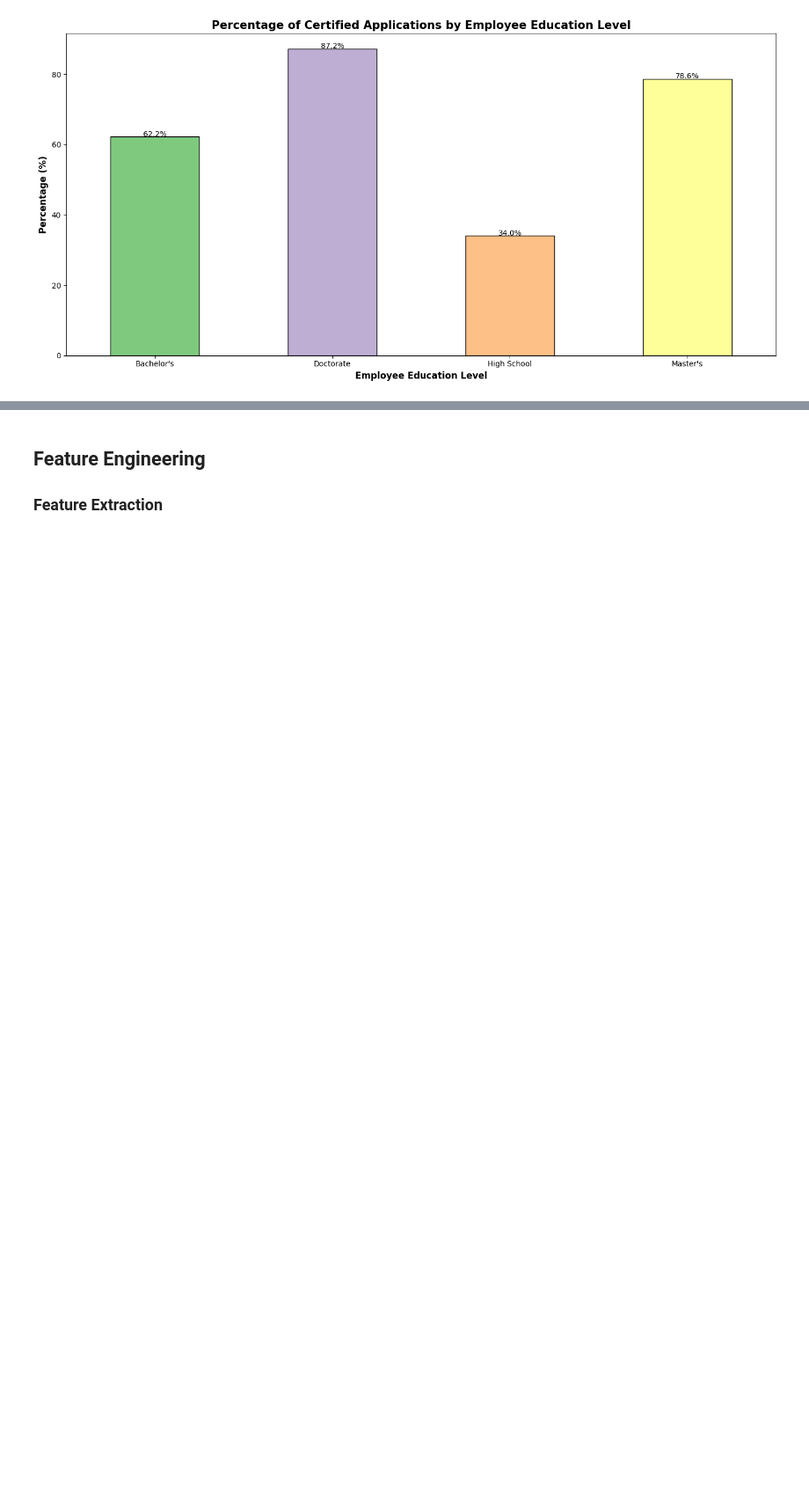
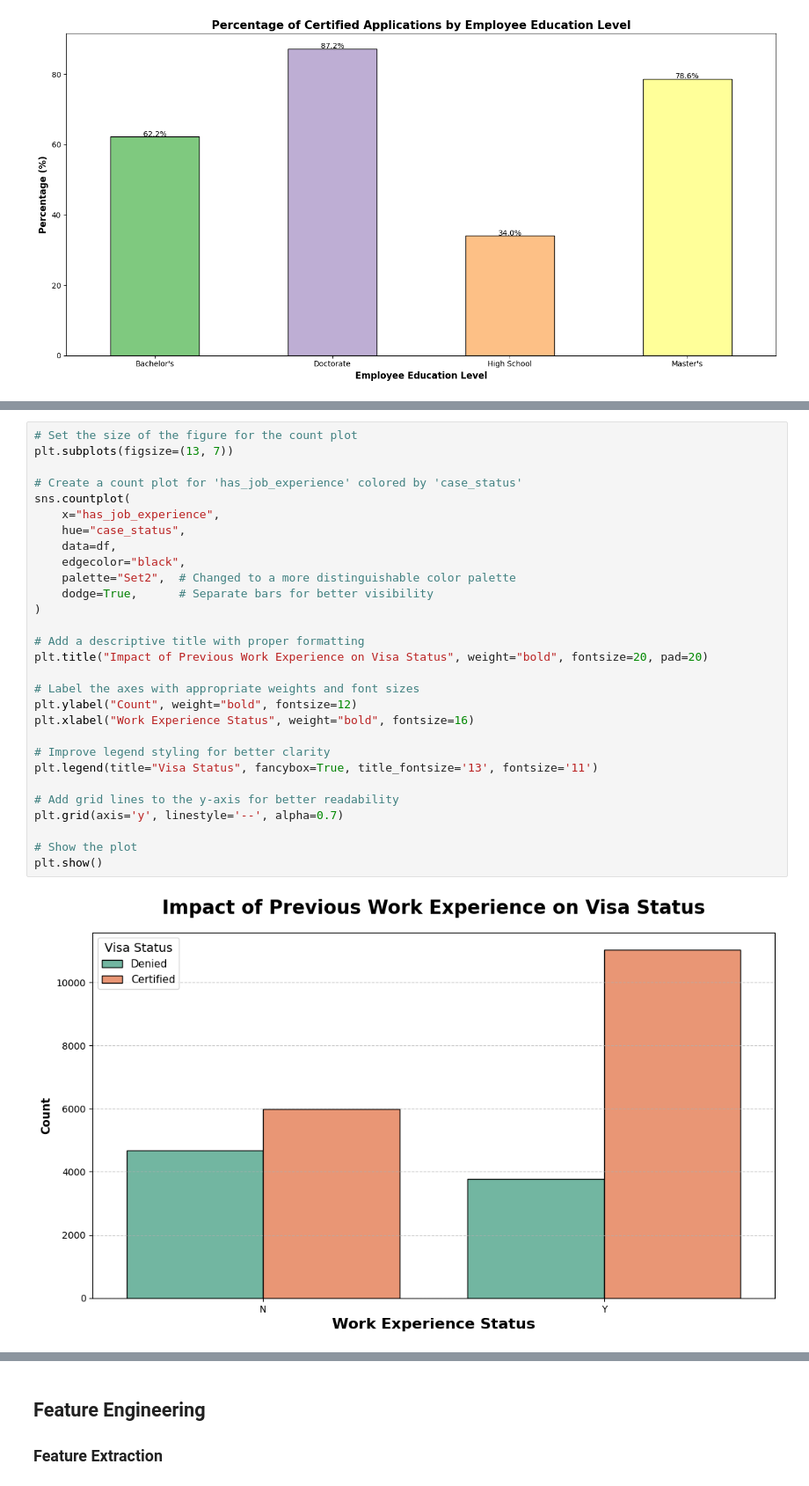
Before and after one commit to MRameezU/MLOPs_Classification_Problem, a Jupyter notebook: notebook/01_Exploratory_Data_Analysis_US_Visa.ipynb, the cells around one changed output, grey strips where cells are left out. Shown at 88% size. Drawn from its saved outputs; the diff is of its cells as text; blank space fills up the shorter version.

Commit message:
visualizing impact

```diff
--- a/notebook/01_Exploratory_Data_Analysis_US_Visa.ipynb
+++ b/notebook/01_Exploratory_Data_Analysis_US_Visa.ipynb
@@ -580,0 +597,31 @@ plt.show()
+# %%
+# Set the size of the figure for the count plot
+plt.subplots(figsize=(13, 7))
+
+# Create a count plot for 'has_job_experience' colored by 'case_status'
+sns.countplot(
+    x="has_job_experience",
+    hue="case_status",
+    data=df,
+    edgecolor="black",
+    palette="Set2",  # Changed to a more distinguishable color palette
+    dodge=True,      # Separate bars for better visibility
+)
+
+# Add a descriptive title with proper formatting
+plt.title("Impact of Previous Work Experience on Visa Status", weight="bold", fontsize=20, pad=20)
+
+# Label the axes with appropriate weights and font sizes
+plt.ylabel("Count", weight="bold", fontsize=12)
+plt.xlabel("Work Experience Status", weight="bold", fontsize=16)
+
+# Improve legend styling for better clarity
+plt.legend(title="Visa Status", fancybox=True, title_fontsize='13', fontsize='11')
+
+# Add grid lines to the y-axis for better readability
+plt.grid(axis='y', linestyle='--', alpha=0.7)
+
+# Show the plot
+plt.show()
+# %% [output]
+[figure, added]
```
Also changed, not shown: parts of 14 cells of this notebook.
